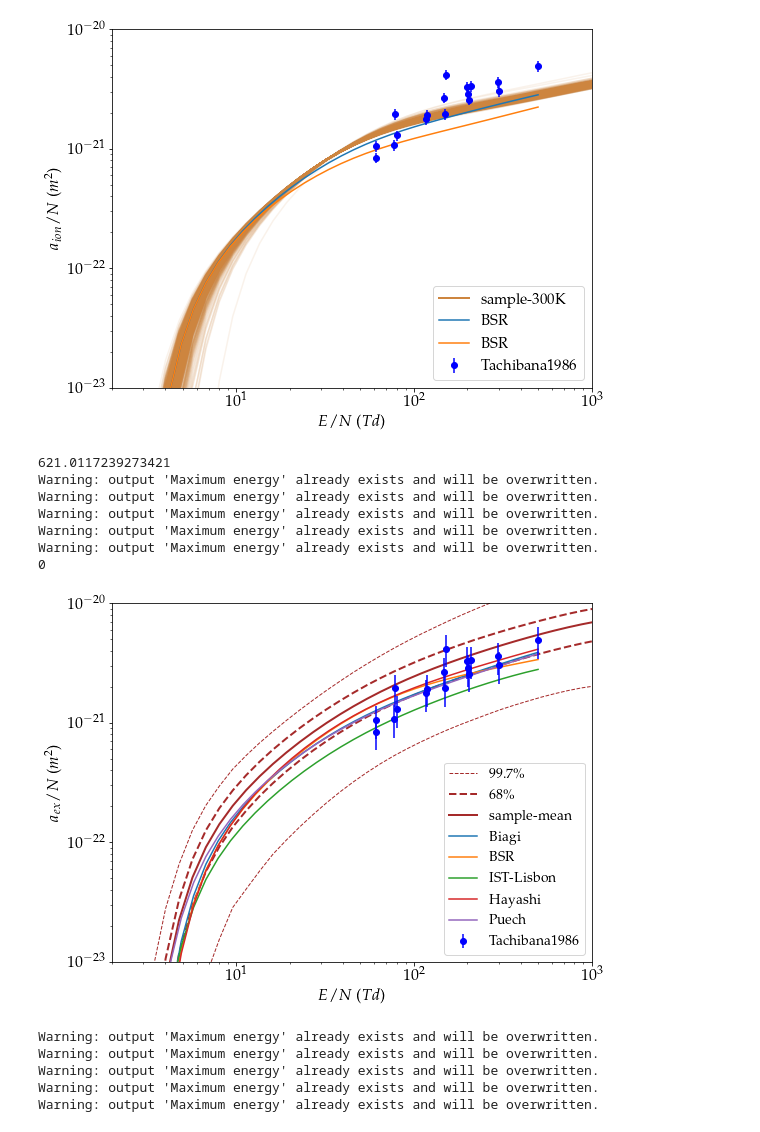
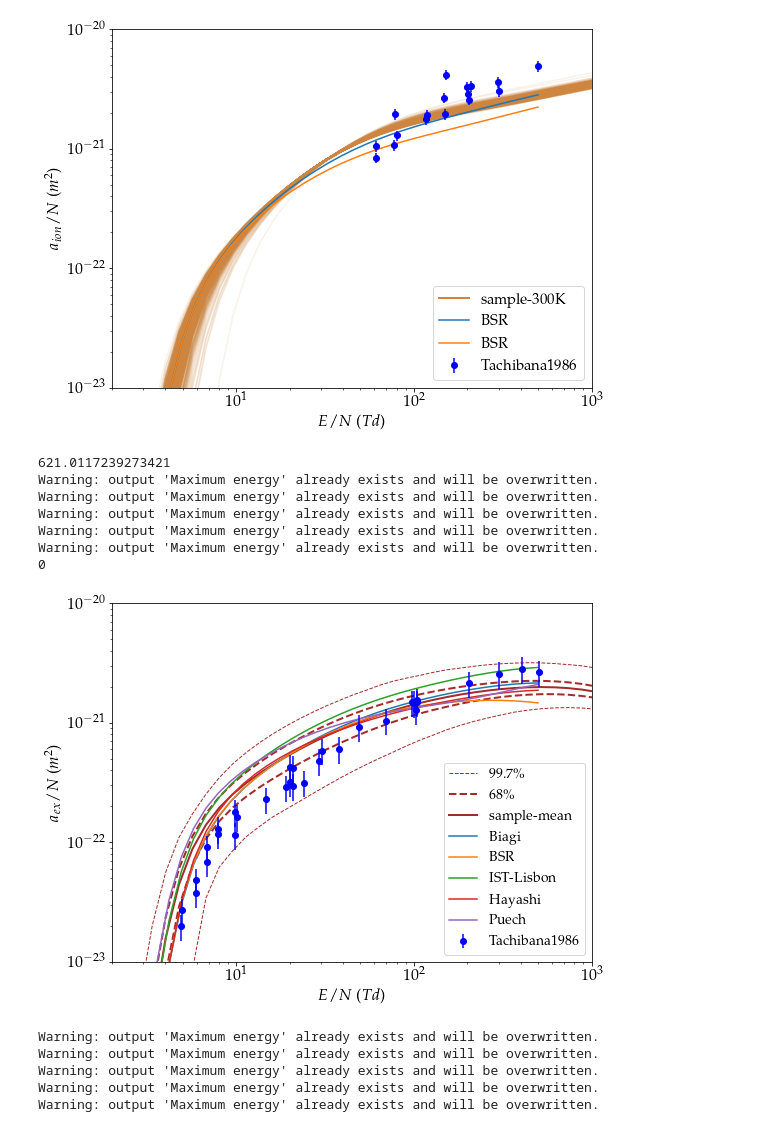
Before and after one commit to dreamer2368/uncertain-crs, a Jupyter notebook: bolsig/swarm.ipynb, the cells around one changed output. Cells and saved outputs as stored; diff of their text form; code cells hidden in the pictures.

```diff
--- a/bolsig/swarm.ipynb
+++ b/bolsig/swarm.ipynb
@@ -587,7 +587,7 @@ Nsample = 7200
 sig1 = int(0.5 * (1.0 - 0.68) * Nsample)
 sig3 = int(0.5 * (1.0 - 0.997) * Nsample)
 
-levelidx = 4
+levelidx = 1
 var = 'a%d/N' % levelidx
 
 paschen = {'1s5': 0, '1s4': 1, '1s3': 2, '1s2': 3,
@@ -608,14 +608,14 @@ N300 = iw.rate300K['RUNSERIES'][3]
 E300 = np.linspace( np.log(iw.rate300K['RUNSERIES'][1]), np.log(iw.rate300K['RUNSERIES'][2]), N300)
 E300 = np.exp(E300)
 print(E300[-13])
-excite300 = np.fromfile('./forward-propagate/data-quartz5/rate300K.excite.dat')
+excite300 = np.fromfile('./forward-propagate/data-quartz6/rate300K.excite.dat')
 excite300 = np.reshape(excite300,[int(len(excite300)/14/N300),14,N300])
 aN300 = np.zeros([excite300.shape[0],4,N300])
 for s in range(4):
     aN300[:,s,:] = np.copy(excite300[:,s,:])
     for p in range(10):
         aN300[:,s,:] += excite300[:,p+4,:] * Akl[s,p] / np.sum(Akl[:,p])
-muN300 = np.fromfile('./forward-propagate/data-quartz5/rate300K.muN.dat')
+muN300 = np.fromfile('./forward-propagate/data-quartz6/rate300K.muN.dat')
 muN300 = np.reshape(muN300,[int(len(muN300)/N300),N300])
 inds_300 = np.random.randint(len(muN300), size=Nsample)
 
@@ -706,35 +706,35 @@ for k, swarm in enumerate(swarms):
 #                              yerr=dataset.variables[var] * 0.5,
                              fmt='o', color=colors[idx],
                              label=label )
             else:
                 plt.plot(dataset.variables['E/N'],
                          dataset.variables[var],
                          'o', color=colors[idx],
                          label=label )
             idx += 1
 
 plt.xscale('log')
 plt.yscale('log')
 plt.xlabel('$E/N$ ($Td$)')
 plt.ylabel('$a_{ex}/N$ ($m^2$)')
 plt.ylim([1e-23, 1e-20])
 plt.xlim([2, 1000])
 plt.tight_layout()
 # plt.legend(loc='upper left', prop={'size': 12})
 plt.legend(loc='lower right', prop={'size': 14})
 fig = plt.gcf()
 fig.set_size_inches(9, 7)
 
-fig.savefig("./1s%d.propagated.intervals.pdf" % (6-levelidx), dpi=1200)
+# fig.savefig("./1s%d.propagated.intervals.pdf" % (6-levelidx), dpi=1200)
 # %% [output]
 621.0117239273421
 Warning: output 'Maximum energy' already exists and will be overwritten.
 Warning: output 'Maximum energy' already exists and will be overwritten.
 Warning: output 'Maximum energy' already exists and will be overwritten.
 Warning: output 'Maximum energy' already exists and will be overwritten.
 Warning: output 'Maximum energy' already exists and will be overwritten.
 0
-[figure, old version]
+[figure, new version]
 # %%
 import input_writer as iw
 from swarmParameters import bolsigOutput
```
Also changed, not shown: parts of 2 cells of this notebook, 2 other files.
